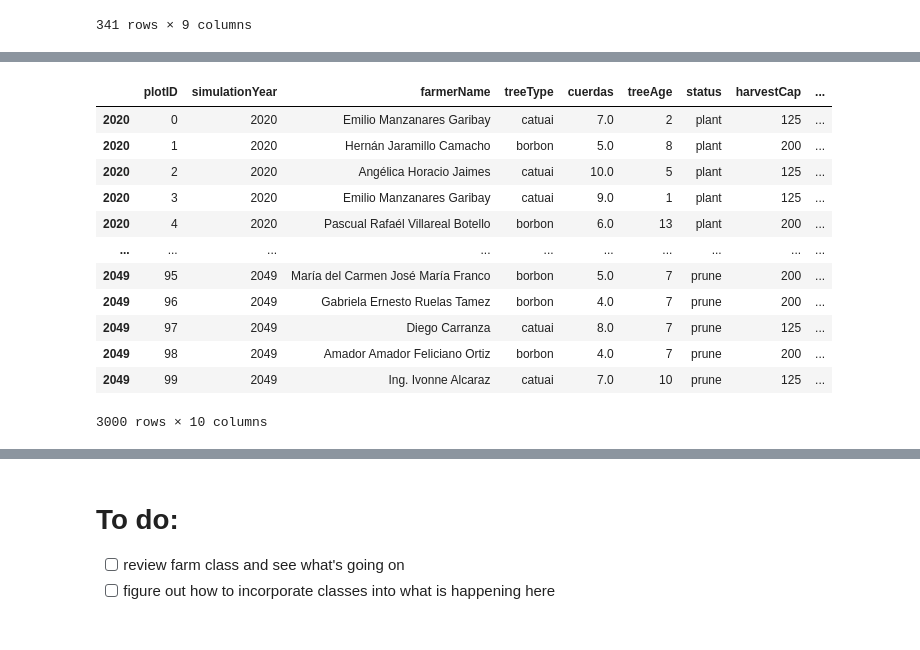
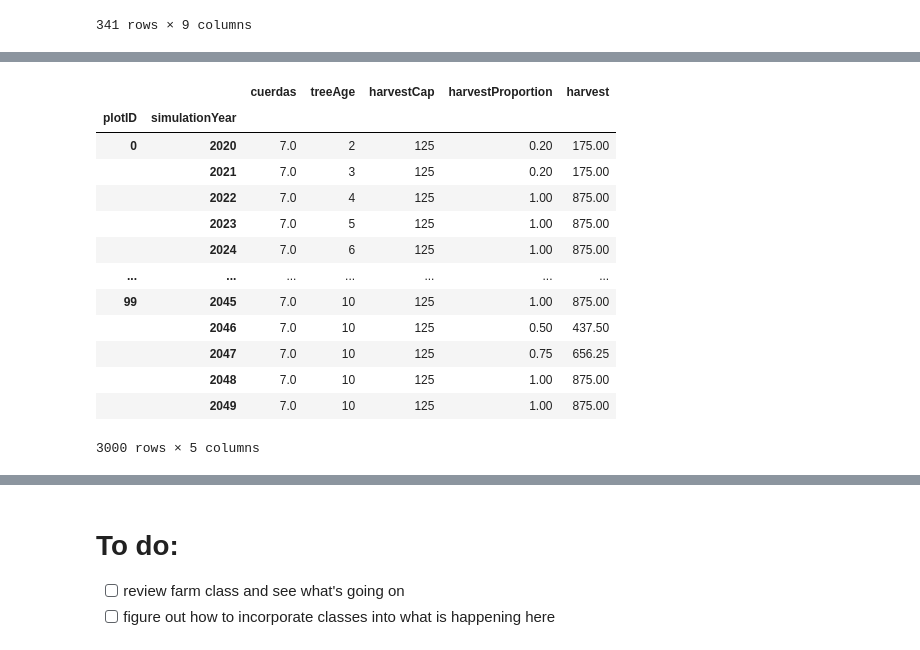
Before and after one commit to mindthegrow/cafelytics, a Jupyter notebook: reWrite.ipynb, the cells around one changed output, grey strips where cells are left out. Drawn from its saved outputs; the diff is of its cells as text; code cells hidden in the pictures.

```diff
--- a/reWrite.ipynb
+++ b/reWrite.ipynb
@@ -31,7 +35,7 @@ startYear = 2021
 # %%
 def openYaml(yamlFilePath : str) -> dict:
     yamlFile = open(yamlFilePath)
-    parsed = yaml.load(yamlFile, Loader =yaml.FullLoader)
+    parsed = yaml.load(yamlFile, Loader=yaml.SafeLoader)
     return(parsed)
 # %%
 # open the yaml files  to assign attirbutes to the sim
@@ -300,7 +304,8 @@ def transformData(year:int,
 # %% [markdown]
 Right now productionProportion column is not functioning in relationship to events
 # %%
-simData = transformData(year=startYear, simulationYears=simYears, farmData=upData, treeAttributes=treeAttributes, strategyAttributes=strategyAttributes)
+simData = transformData(year=startYear, simulationYears=simYears, farmData=upData,
+                        treeAttributes=treeAttributes, strategyAttributes=strategyAttributes)
 simData[30:40]
 # %% [output]
 |  | plotID | farmerName | treeType | numCuerdas | status | startYear | deathYear | productionProportion |
@@ -335,0 +351,27 @@ simData
+# %%
+from dataclasses import dataclass
+
+@dataclass
+class Plot:
+    plot_id: int = 0
+    species: str = ''
+    year_planted: int = 2020
+    size: float = 0.0
+    unit: str = 'cuerdas'
+
+    def show(self):
+        return self.__repr__()
+
+    @classmethod
+    def from_series(cls, series):
+        return cls(
+            plot_id=series.plotID,
+            species=series.treeType,
+            size=series.numCuerdas,
+            unit='cuerdas',
+            year_planted=series.yearPlanted,
+        )
+
+    @classmethod
+    def from_dict(cls, dict):
+        return cls.from_series(pd.Series(dict))
@@ -550,22 +610,23 @@ def simulate(eventData = simData, startYear = 2020, years = 30, treeAttributes =
     return(simulationDf)
 # %%
 x = simulate()
-# %%
-x
-# %% [output]
-|  | plotID | simulationYear | farmerName | treeType | cuerdas | treeAge | status | harvestCap | ... |
-| 2020 | 0 | 2020 | Emilio Manzanares Garibay | catuai | 7.0 | 2 | plant | 125 | ... |
-| 2020 | 1 | 2020 | Hernán Jaramillo Camacho | borbon | 5.0 | 8 | plant | 200 | ... |
-| 2020 | 2 | 2020 | Angélica Horacio Jaimes | catuai | 10.0 | 5 | plant | 125 | ... |
-| 2020 | 3 | 2020 | Emilio Manzanares Garibay | catuai | 9.0 | 1 | plant | 125 | ... |
-| 2020 | 4 | 2020 | Pascual Rafaél Villareal Botello | borbon | 6.0 | 13 | plant | 200 | ... |
-| ... | ... | ... | ... | ... | ... | ... | ... | ... | ... |
-| 2049 | 95 | 2049 | María del Carmen José María Franco | borbon | 5.0 | 7 | prune | 200 | ... |
-| 2049 | 96 | 2049 | Gabriela Ernesto Ruelas Tamez | borbon | 4.0 | 7 | prune | 200 | ... |
-| 2049 | 97 | 2049 | Diego Carranza | catuai | 8.0 | 7 | prune | 125 | ... |
-| 2049 | 98 | 2049 | Amador Amador Feliciano Ortiz | borbon | 4.0 | 7 | prune | 200 | ... |
-| 2049 | 99 | 2049 | Ing. Ivonne Alcaraz | catuai | 7.0 | 10 | prune | 125 | ... |
-3000 rows × 10 columns
+# %%
+x.groupby(['plotID', 'simulationYear']).sum()
+# %% [output]
+|  |  | cuerdas | treeAge | harvestCap | harvestProportion | harvest |
+| plotID | simulationYear |  |  |  |  |  |
+| 0 | 2020 | 7.0 | 2 | 125 | 0.20 | 175.00 |
+|  | 2021 | 7.0 | 3 | 125 | 0.20 | 175.00 |
+|  | 2022 | 7.0 | 4 | 125 | 1.00 | 875.00 |
+|  | 2023 | 7.0 | 5 | 125 | 1.00 | 875.00 |
+|  | 2024 | 7.0 | 6 | 125 | 1.00 | 875.00 |
+| ... | ... | ... | ... | ... | ... | ... |
+| 99 | 2045 | 7.0 | 10 | 125 | 1.00 | 875.00 |
+|  | 2046 | 7.0 | 10 | 125 | 0.50 | 437.50 |
+|  | 2047 | 7.0 | 10 | 125 | 0.75 | 656.25 |
+|  | 2048 | 7.0 | 10 | 125 | 1.00 | 875.00 |
+|  | 2049 | 7.0 | 10 | 125 | 1.00 | 875.00 |
+3000 rows × 5 columns
 # %%
 allPlots = initAllPlots(simData)
 all
```
Also changed, not shown: parts of 20 cells of this notebook.
